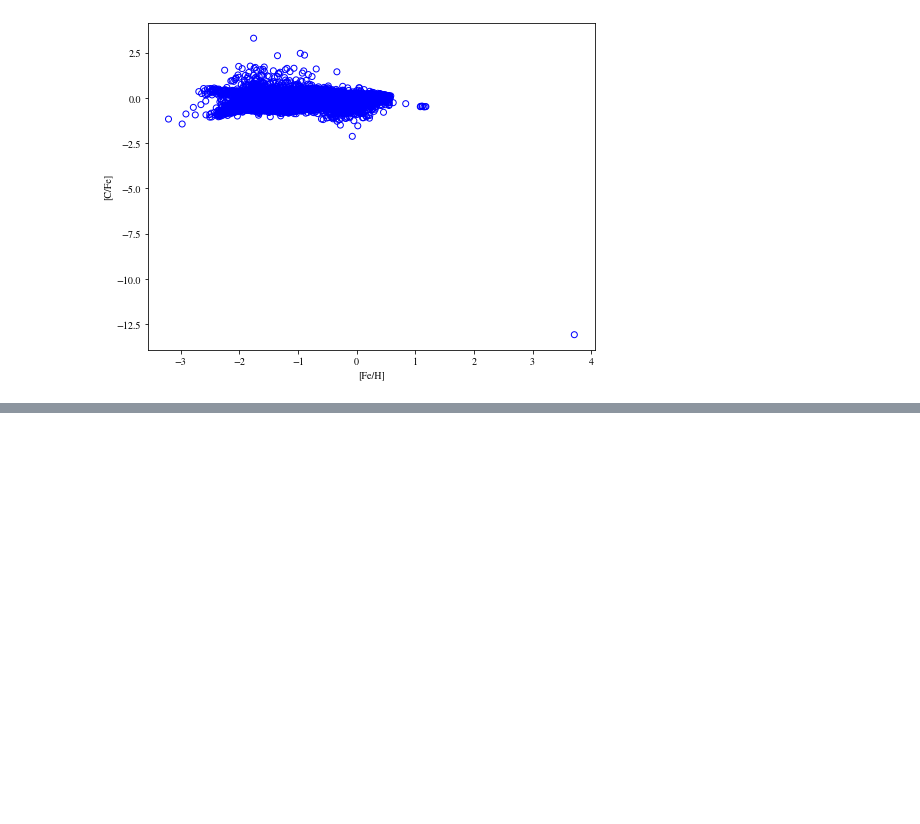
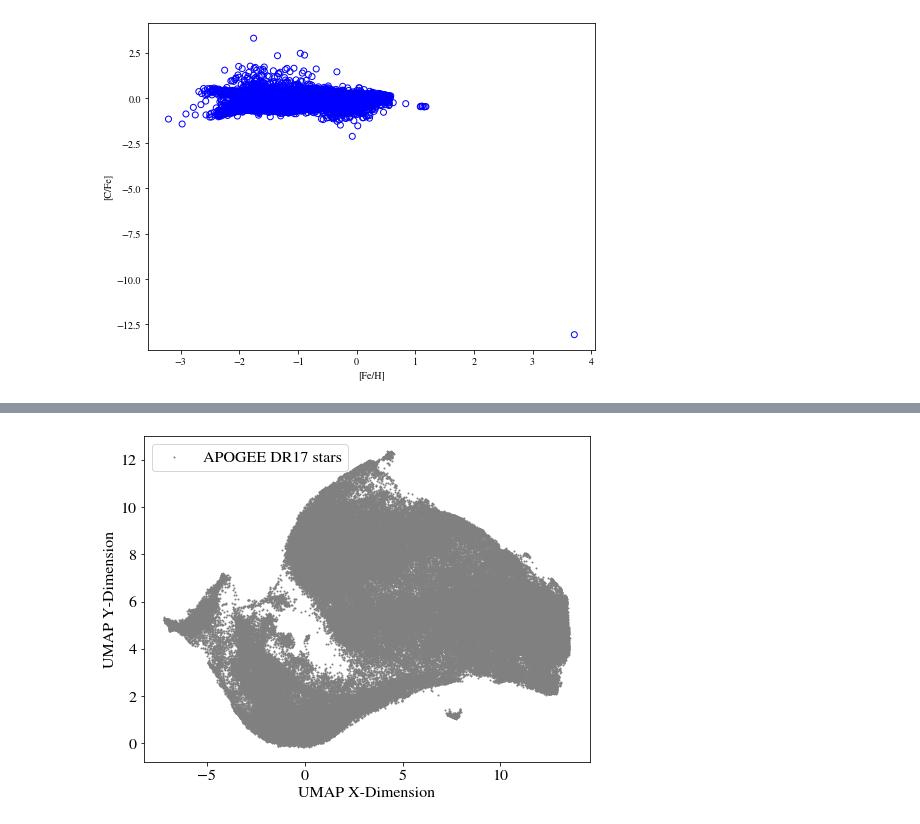
Before and after one commit to webbjj/GALACTIC_Group, a Jupyter notebook: group_folders/Milica/UMAP_full_data.ipynb, the cells around one changed output, grey strips where cells are left out. Saved outputs shown, nothing was run; the diff lists cells and outputs as text; code cells hidden in the pictures; blank space fills up the shorter version.

```diff
--- a/group_folders/Milica/UMAP_full_data.ipynb
+++ b/group_folders/Milica/UMAP_full_data.ipynb
@@ -255,0 +173,15 @@ plt.show()
+# %%
+FE_H_filtered, C_FE_filtered, CI_FE_filtered = filtered_data[22], filtered_data[24], filtered_data[26]
+N_FE_filtered, O_FE_filtered, MG_FE_filtered = filtered_data[28], filtered_data[30], filtered_data[32]
+AL_FE_filtered, SI_FE_filtered, P_FE_filtered = filtered_data[34], filtered_data[36], filtered_data[38]
+S_FE_filtered, K_FE_filtered, CA_FE_filtered = filtered_data[40], filtered_data[42], filtered_data[44]
+TI_FE_filtered, TIII_FE_filtered, V_FE_filtered = filtered_data[46], filtered_data[48], filtered_data[50]
+CR_FE_filtered, MN_FE_filtered, CO_FE_filtered, NI_FE_filtered = filtered_data[52], filtered_data[54], filtered_data[56], filtered_data[58]
+RV_filtered  = filtered_data[9]
+
+preumap_array = np.array([FE_H_filtered, C_FE_filtered, CI_FE_filtered, N_FE_filtered, O_FE_filtered, MG_FE_filtered,
+                      AL_FE_filtered, SI_FE_filtered, P_FE_filtered, S_FE_filtered, K_FE_filtered, CA_FE_filtered,
+                      TI_FE_filtered, TIII_FE_filtered, V_FE_filtered, CR_FE_filtered, MN_FE_filtered, CO_FE_filtered,
+                       NI_FE_filtered])
+
+standardized_array = StandardScaler().fit_transform(preumap_array)
@@ -255,0 +191,26 @@ plt.show()
+# %%
+# Transpose the standardized + filtered array:
+standardized_array_transpose = np.transpose(standardized_array)
+
+# Run t-SNE on the transposed array:
+reducer = umap.UMAP()
+embedding = reducer.fit_transform(standardized_array_transpose)
+
+# Get t-SNE outputs for complete filtered dataset:
+umap_dimX = embedding[:, 0]
+umap_dimY = embedding[:, 1]
+
+# Get t-SNE outputs for control group:
+#umap_dimX_control = umap_dimX[indices_control]
+#umap_dimY_control = umap_dimY[indices_control]
+# %%
+fig, ax = plt.subplots(figsize=(8,6))
+ax.scatter(umap_dimX, umap_dimY, s=1, c='gray', label='APOGEE DR17 stars')
+ax.set_xlabel("UMAP X-Dimension", fontsize=16)
+ax.set_ylabel("UMAP Y-Dimension", fontsize=16)
+ax.tick_params(axis='both', which='major', labelsize=16)
+ax.tick_params(axis='both', which='minor', labelsize=16)
+ax.legend(fontsize=16)
+plt.show()
+# %% [output]
+[figure, added]
```
Also changed, not shown: parts of 23 cells of this notebook.
